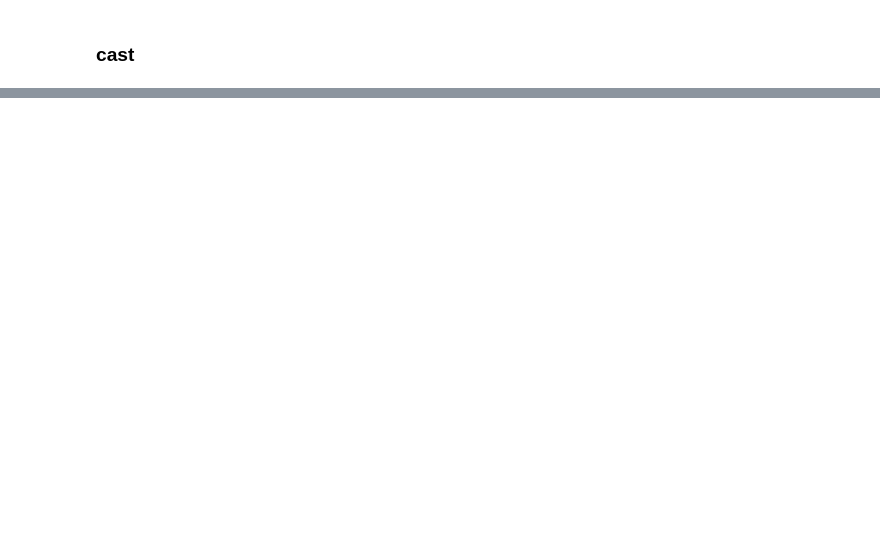
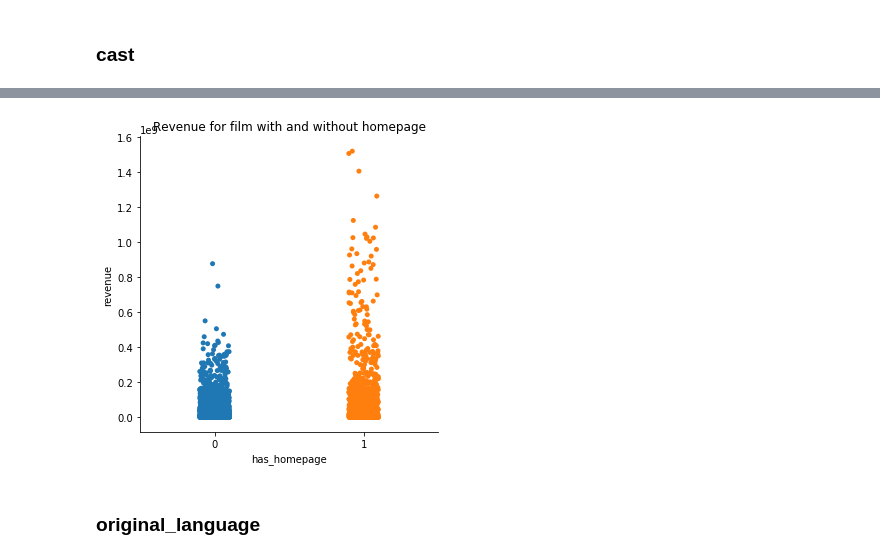
Before and after one commit to Deepesh87/TMDB-Box-Office-Prediction, a Jupyter notebook: Box_Office.ipynb, the cells around one changed output, grey strips where cells are left out. Drawn from its saved outputs; the diff is of its cells as text; code cells hidden in the pictures; blank space fills up the shorter version.

```diff
--- a/Box_Office.ipynb
+++ b/Box_Office.ipynb
@@ -403,0 +548,3 @@ for i in most_common_Keywords:
+# %%
+train['log_budget'] = np.log1p(train['budget'])
+test['log_budget'] = np.log1p(test['budget'])
@@ -403,0 +567,14 @@ for i in most_common_Keywords:
+# %%
+#since there are nulls, lets create a binary to mark 1 /0 corrosponding to if Homepage is present or not
+train['has_homepage'] = 1
+train.loc[train['homepage'].isnull(),'has_homepage']=0
+test['has_homepage'] = 1
+test.loc[test['homepage'].isnull(),'has_homepage']=0
+# %%
+import seaborn as sns
+sns.catplot(x='has_homepage', y='revenue', data=train);
+plt.title('Revenue for film with and without homepage');
+# %% [output]
+[figure, added]
+# %% [markdown]
+### original_language
```
Also changed, not shown: parts of 119 cells of this notebook, 1 other file.
